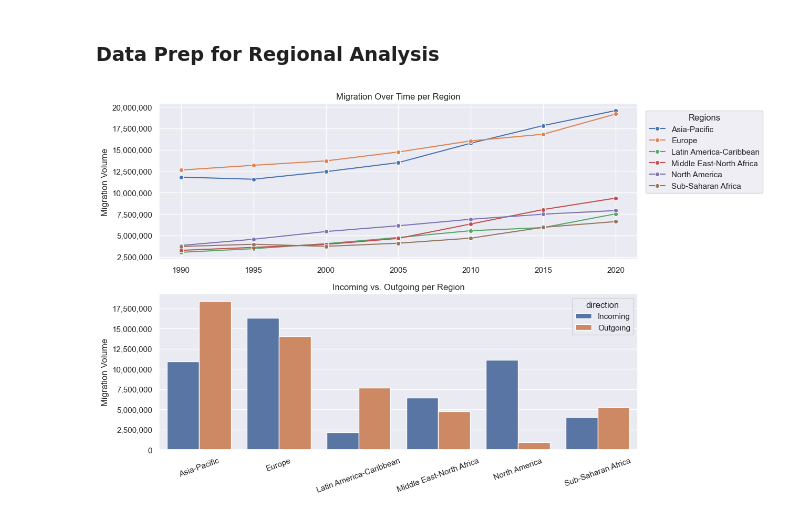
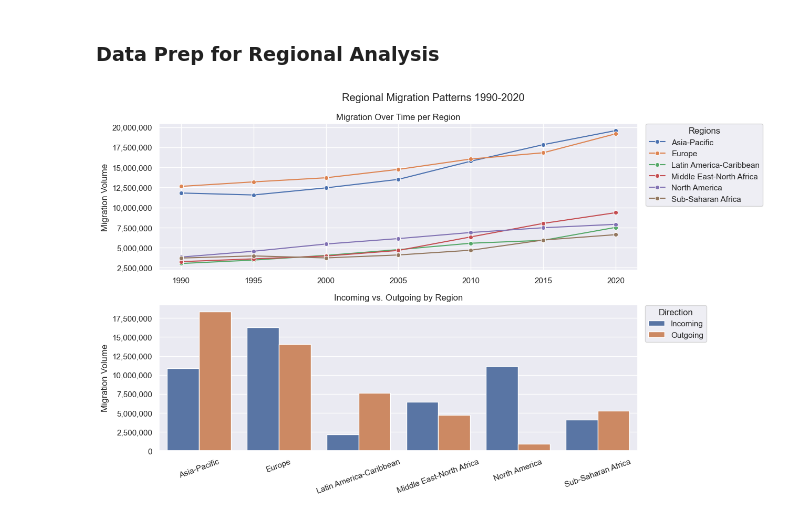
Before and after one commit to kmogarro/portfolio, a Jupyter notebook: python-projects/Global_Religious_Migration_Analysis_1990-2020/global_religious_migration_1990-2020_v3.ipynb, the cells around one changed output. Cells and saved outputs as stored; diff of their text form; code cells hidden in the pictures.

```diff
--- a/python-projects/Global_Religious_Migration_Analysis_1990-2020/global_religious_migration_1990-2020_v3.ipynb
+++ b/python-projects/Global_Religious_Migration_Analysis_1990-2020/global_religious_migration_1990-2020_v3.ipynb
@@ -248,22 +270,29 @@ net_migration_df = pivoted_region_year_df.reset_index(['region', 'year'])
 # %%
 fig, (ax1, ax2) = plt.subplots(2, 1, figsize=(13, 8))  # Make figure wider
 plt.subplots_adjust(right=0.85)  # Leave room for legend
 
-sns.lineplot(data=region_level_df, x='year', y='count', hue='region', errorbar=None, marker='o', ax=ax1)
+sns.lineplot(data=region_level_df,
+             x='year', y='count',
+             hue='region', errorbar=None,
+             marker='o', ax=ax1)
 ax1.set_xlabel('')
 ax1.set_ylabel('Migration Volume')
 ax1.set_title('Migration Over Time per Region')
 format_numbers(ax1)
-ax1.legend(title="Regions",loc='center', bbox_to_anchor=(1.14, 0.69))
+ax1.legend(title="Regions",loc='center', bbox_to_anchor=(1.14, 0.72))
 
-sns.barplot(data=region_level_df, x='region', y='count', errorbar=None, hue='direction', ax=ax2)
-
+sns.barplot(data=region_level_df,
+            x='region', y='count',
+            errorbar=None, hue='direction',
+            ax=ax2)
 ax2.set_xlabel('')
 ax2.set_ylabel('Migration Volume')
-ax2.set_title('Incoming vs. Outgoing per Region')
+ax2.set_title('Incoming vs. Outgoing by Region')
 format_numbers(ax2)
 plt.xticks(rotation=20)
+ax2.legend(title="Direction",loc='center', bbox_to_anchor=(1.08, .87))
 
+plt.suptitle('Regional Migration Patterns 1990-2020')
 plt.tight_layout()
 # %% [output]
-[figure, old version]
+[figure, new version]
```
Also changed, not shown: parts of 17 cells of this notebook.
